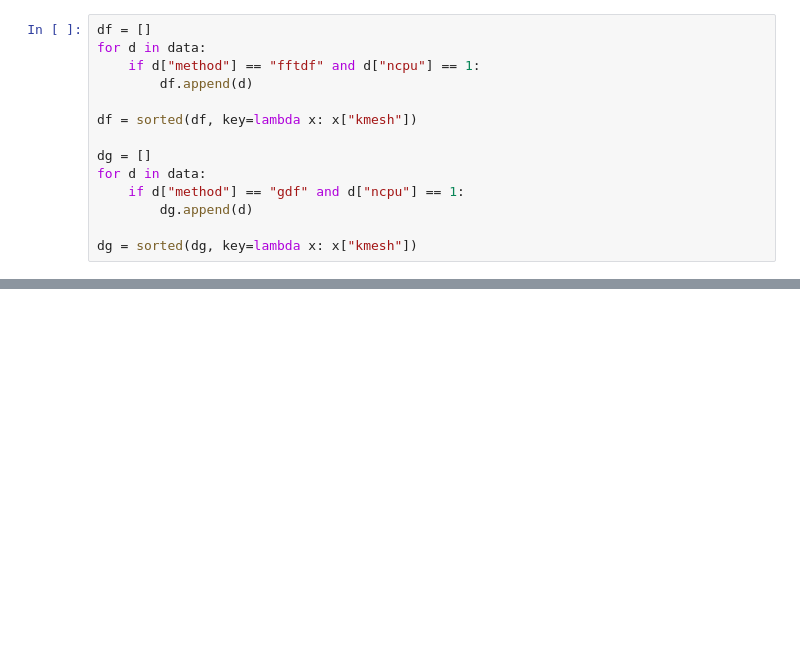
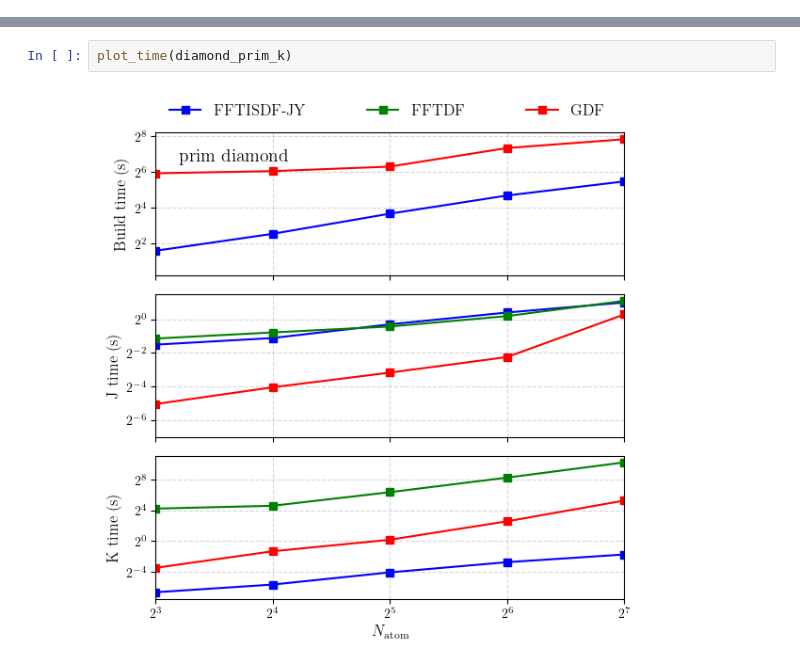
Before and after one commit to yangjunjie0320/benchmark-fftisdf, a Jupyter notebook: plot/collect-kpt-data.ipynb, the cells around one changed output, grey strips where cells are left out. Cells and saved outputs as stored; diff of their text form; blank space fills up the shorter version.

```diff
--- a/plot/collect-kpt-data.ipynb
+++ b/plot/collect-kpt-data.ipynb
@@ -196,14 +144,0 @@ dd = sorted(dd, key=lambda x: x["kmesh"])
-# %%
-df = []
-for d in data:
-    if d["method"] == "fftdf" and d["ncpu"] == 1:
-        df.append(d)
-
-df = sorted(df, key=lambda x: x["kmesh"])
-
-dg = []
-for d in data:
-    if d["method"] == "gdf" and d["ncpu"] == 1:
-        dg.append(d)
-
-dg = sorted(dg, key=lambda x: x["kmesh"])
@@ -268,0 +241,4 @@ ax.semilogy(x, y, label="gdf")
+# %%
+plot_time(diamond_prim_k)
+# %% [output]
+[figure, added]
```
Also changed, not shown: parts of 8 cells of this notebook, 1 other file.
